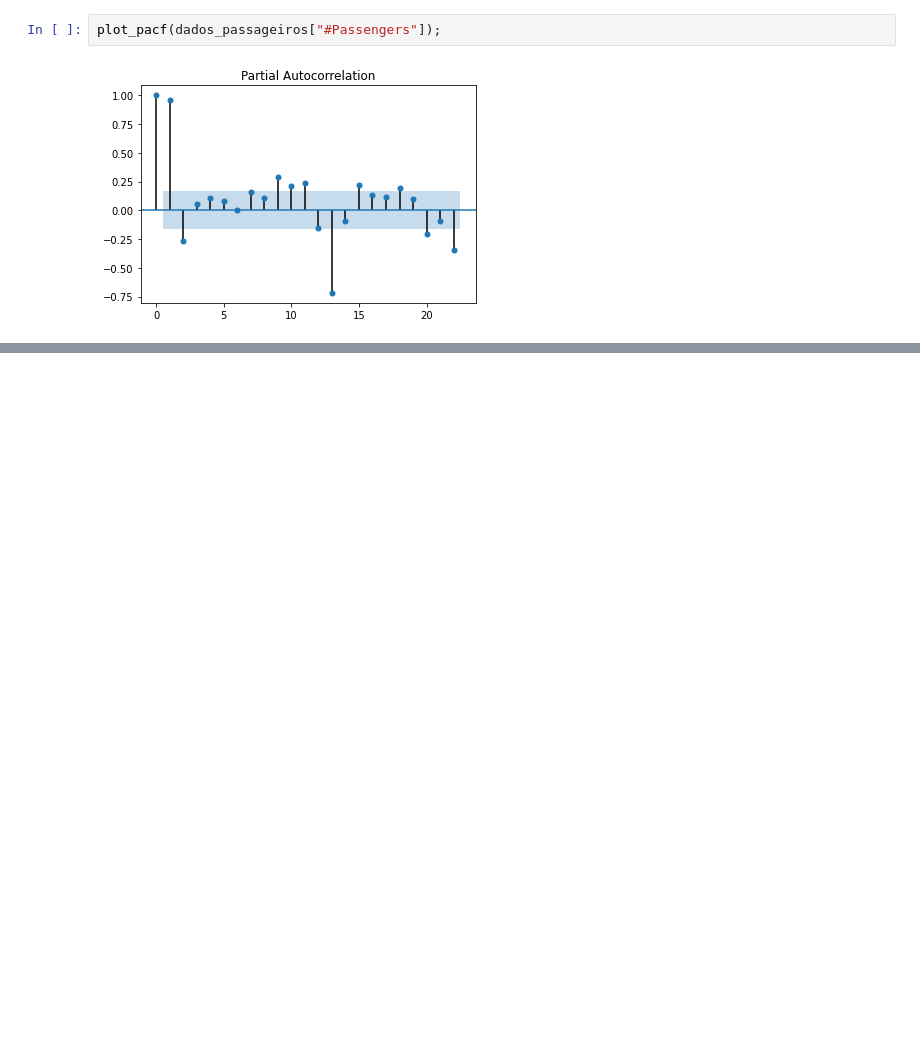
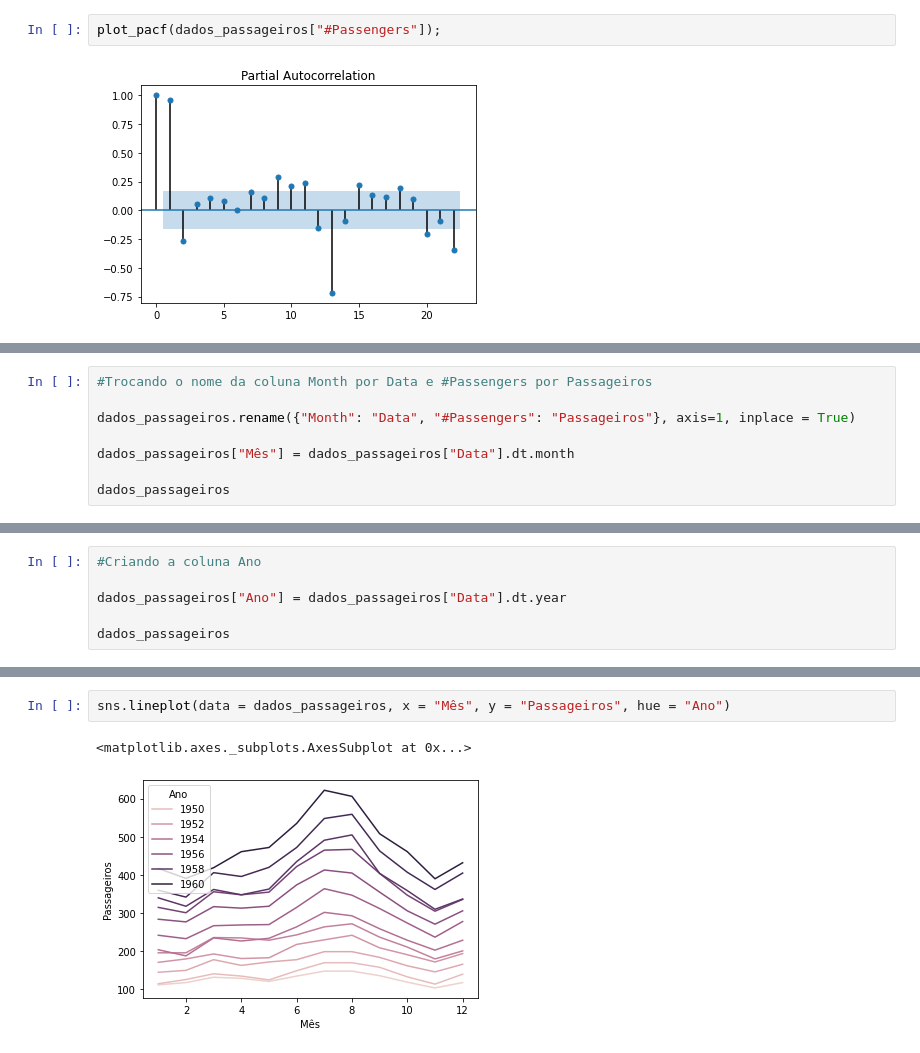
Before and after one commit to GuilhermeRuy97/BootcampDataScience, a Jupyter notebook: Analise_e_previsao_de_Series_Temporais.ipynb, the cells around one changed output, grey strips where cells are left out. Cells and saved outputs as stored; diff of their text form; blank space fills up the shorter version.

```diff
--- a/Analise_e_previsao_de_Series_Temporais.ipynb
+++ b/Analise_e_previsao_de_Series_Temporais.ipynb
@@ -479,0 +501,8 @@ plot_pacf(dados_passageiros["#Passengers"]);
+# %%
+#Trocando o nome da coluna Month por Data e #Passengers por Passageiros
+
+dados_passageiros.rename({"Month": "Data", "#Passengers": "Passageiros"}, axis=1, inplace = True)
+
+dados_passageiros["Mês"] = dados_passageiros["Data"].dt.month
+
+dados_passageiros
@@ -479,0 +523,6 @@ plot_pacf(dados_passageiros["#Passengers"]);
+# %%
+#Criando a coluna Ano
+
+dados_passageiros["Ano"] = dados_passageiros["Data"].dt.year
+
+dados_passageiros
@@ -479,0 +543,5 @@ plot_pacf(dados_passageiros["#Passengers"]);
+# %%
+sns.lineplot(data = dados_passageiros, x = "Mês", y = "Passageiros", hue = "Ano")
+# %% [output]
+<matplotlib.axes._subplots.AxesSubplot at 0x...>
+[figure, added]
```
Also changed, not shown: parts of 15 cells of this notebook.
